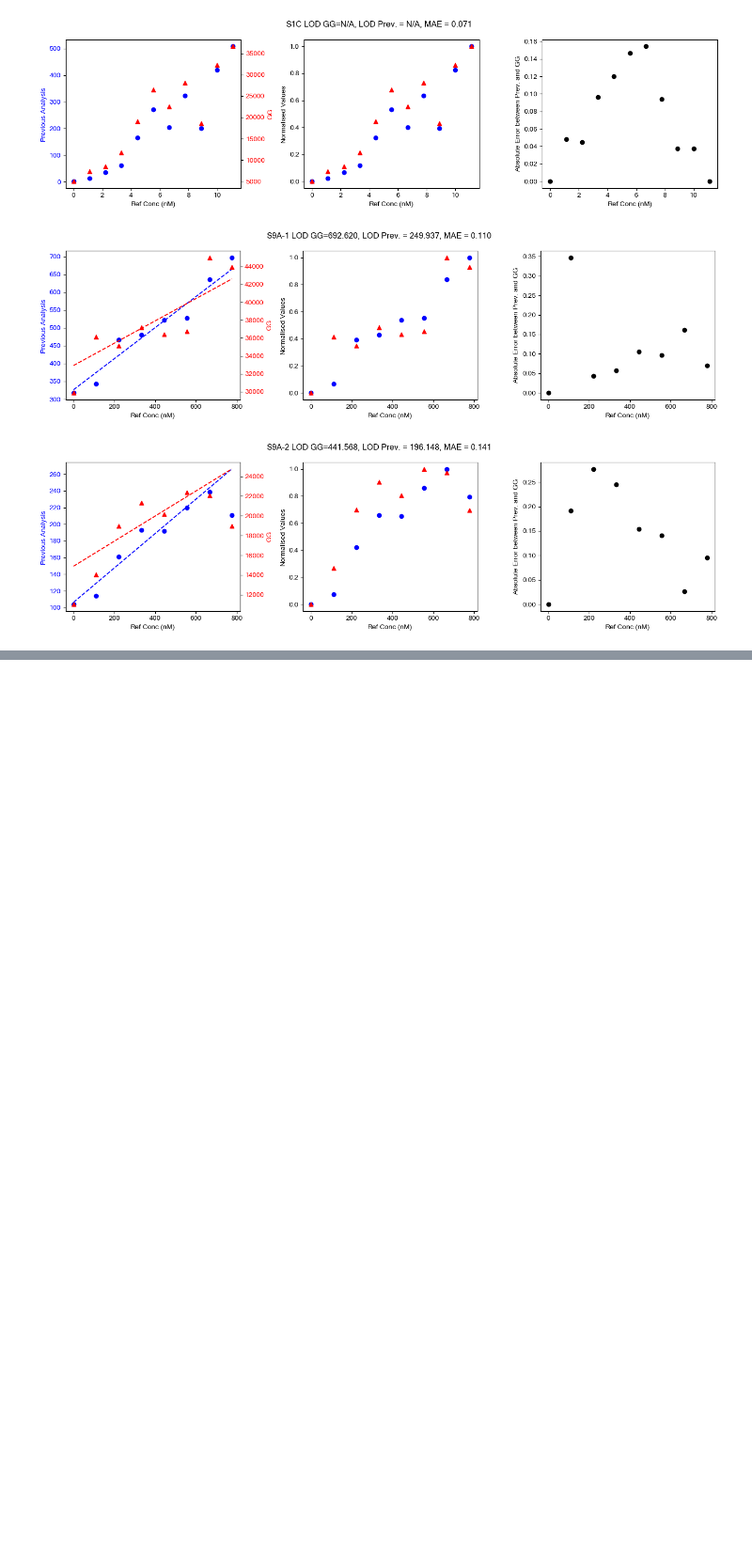
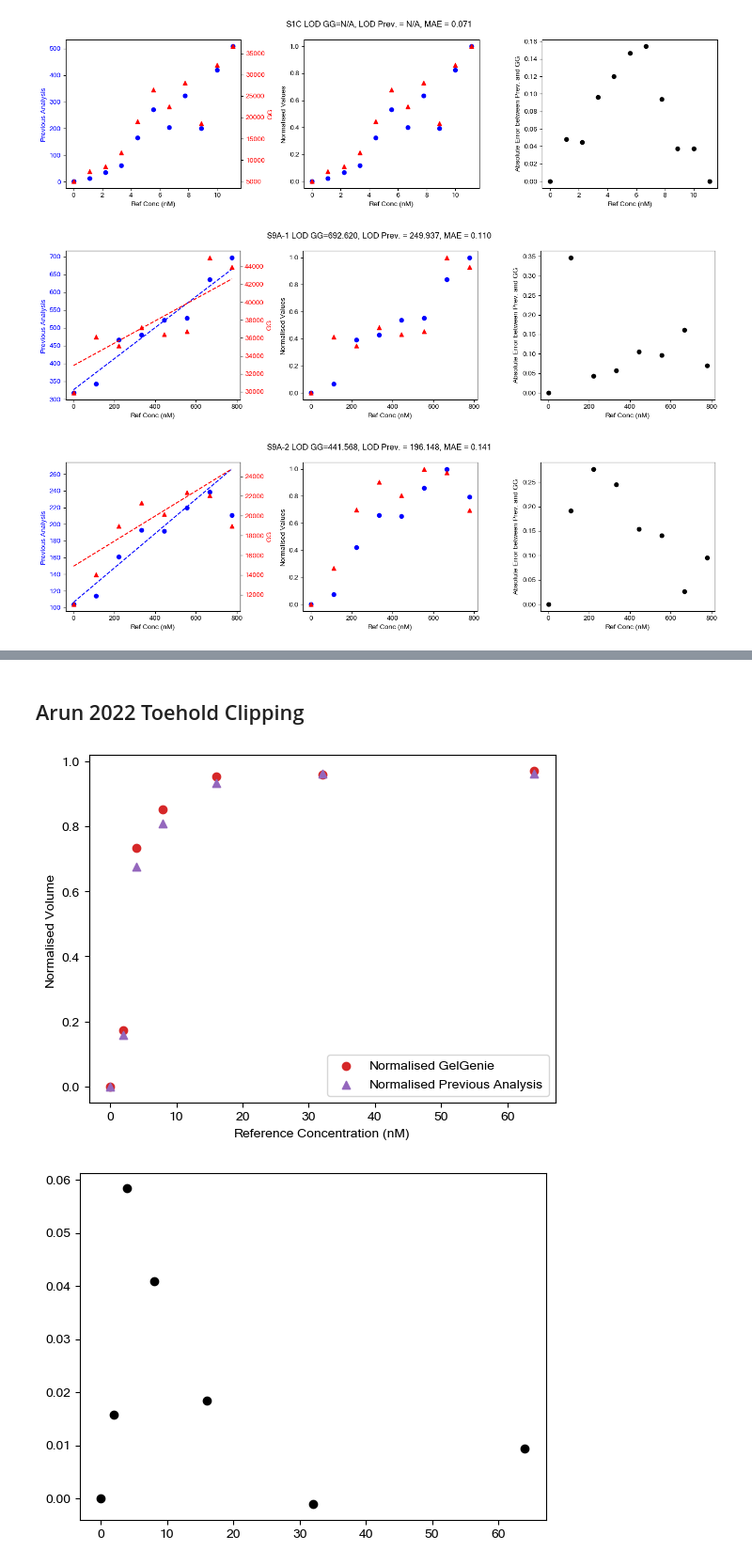
Before and after one commit to mattaq31/GelGenie, a Jupyter notebook: python-gelgenie/statistical_analysis/Paper Comparison Analysis (Clean).ipynb, the cells around one changed output, grey strips where cells are left out. Shown: that part at 94% size. Cells and saved outputs as stored; diff of their text form; code cells hidden in the pictures; blank space fills up the shorter version.

Commit message:
Updated paper analysis

```diff
--- a/python-gelgenie/statistical_analysis/Paper Comparison Analysis (Clean).ipynb
+++ b/python-gelgenie/statistical_analysis/Paper Comparison Analysis (Clean).ipynb
@@ -202,0 +203,25 @@ sns.stripplot(data=ma_multi_df, x='Gel Name', y='ABS Error', color='black', alph
+# %% [markdown]
+## Arun 2022 Toehold Clipping
+# %%
+orig_data = np.array(arun_2022_fig1f['Original Analysis'])
+gg_data = np.array(arun_2022_fig1f['Raw Volume'])
+gg_data_bc = np.array(arun_2022_fig1f['Rolling Ball Corrected Volume'])
+
+orig_data = (orig_data[0] - orig_data)/orig_data[0]
+gg_data = (gg_data[0] - gg_data)/gg_data[0]
+gg_data_bc = (gg_data_bc[0] - gg_data_bc)/gg_data_bc[0]
+
+plt.scatter(arun_2022_fig1f['Reference'], gg_data_bc, label='Normalised GelGenie', color='tab:red')
+plt.scatter(arun_2022_fig1f['Reference'], orig_data, label='Normalised Previous Analysis', marker='^', color='tab:purple') # used different colour to show it was from a different paper
+plt.legend()
+plt.xlabel('Reference Concentration (nM)')
+plt.ylabel('Normalised Volume')
+plt.show()
+
+abs_error = gg_data_bc - orig_data
+
+plt.scatter(arun_2022_fig1f['Reference'], abs_error, color='black') # plotted in the same style as MA multiplex paper
+plt.show()
+# %% [output]
+[figure, added]
+[figure, added]
```
Also changed, not shown: parts of 5 cells of this notebook.
